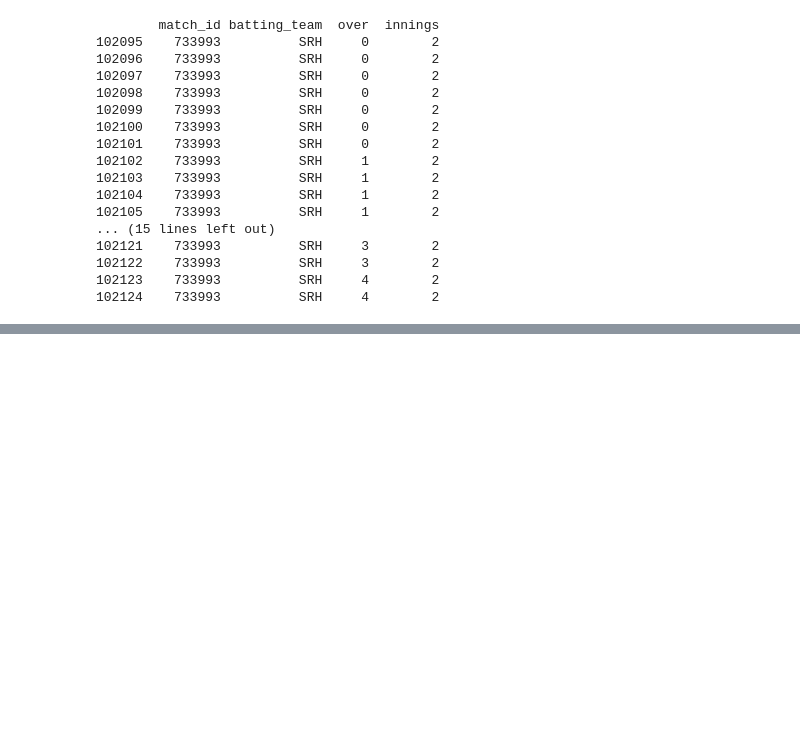
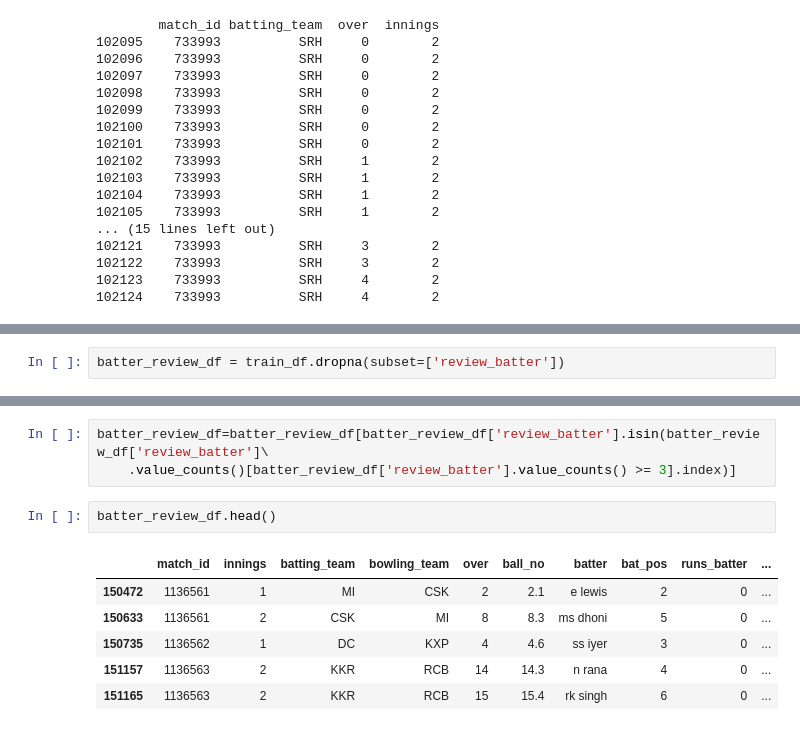
Before and after one commit to karansingh-chauhan/IPL-DATA-ANALYSIS, a Jupyter notebook: main.ipynb, the cells around one changed output, grey strips where cells are left out. Drawn from its saved outputs; the diff is of its cells as text; blank space fills up the shorter version.

Commit message:
review system

```diff
--- a/main.ipynb
+++ b/main.ipynb
@@ -850,0 +882,2 @@ print(outlier_match[['match_id', 'batting_team', 'over', 'innings']])
+# %%
+batter_review_df = train_df.dropna(subset=['review_batter'])
@@ -850,0 +904,12 @@ print(outlier_match[['match_id', 'batting_team', 'over', 'innings']])
+# %%
+batter_review_df=batter_review_df[batter_review_df['review_batter'].isin(batter_review_df['review_batter']\
+    .value_counts()[batter_review_df['review_batter'].value_counts() >= 3].index)]
+# %%
+batter_review_df.head()
+# %% [output]
+|  | match_id | innings | batting_team | bowling_team | over | ball_no | batter | bat_pos | runs_batter | ... |
+| 150472 | 1136561 | 1 | MI | CSK | 2 | 2.1 | e lewis | 2 | 0 | ... |
+| 150633 | 1136561 | 2 | CSK | MI | 8 | 8.3 | ms dhoni | 5 | 0 | ... |
+| 150735 | 1136562 | 1 | DC | KXP | 4 | 4.6 | ss iyer | 3 | 0 | ... |
+| 151157 | 1136563 | 2 | KKR | RCB | 14 | 14.3 | n rana | 4 | 0 | ... |
+| 151165 | 1136563 | 2 | KKR | RCB | 15 | 15.4 | rk singh | 6 | 0 | ... |
```
Also changed, not shown: parts of 6 cells of this notebook.
